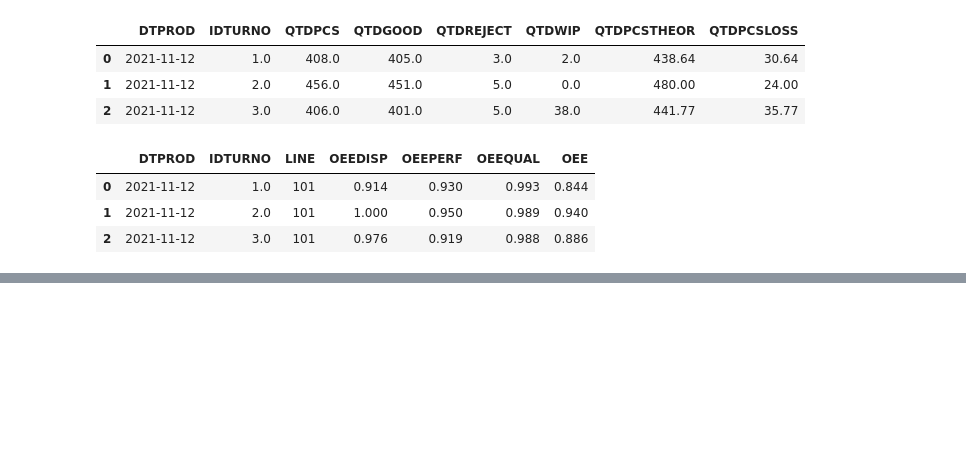
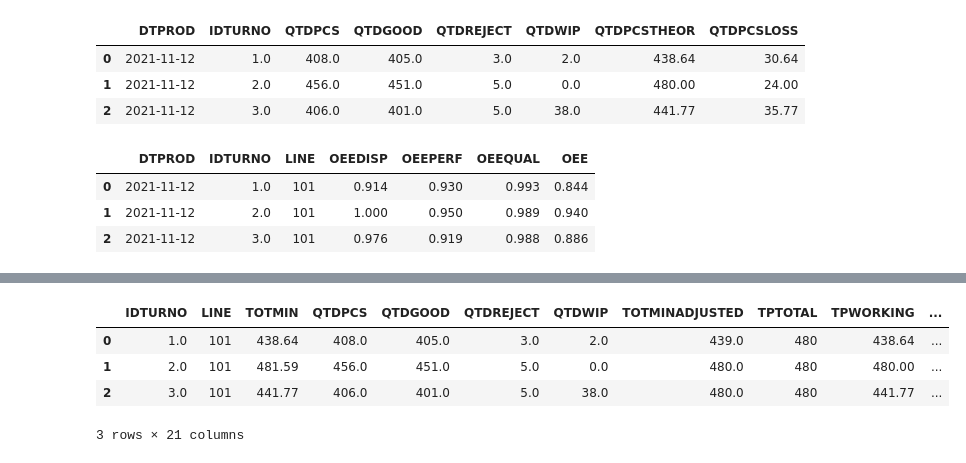
Before and after one commit to smedina1304/edc-pa-i4-data-ingestion, a Jupyter notebook: docs/ipynb/nb-test-desenvolvimentos-sprint-3.ipynb, the cells around one changed output, grey strips where cells are left out. Saved outputs shown, nothing was run; the diff lists cells and outputs as text; code cells hidden in the pictures; blank space fills up the shorter version.

```diff
--- a/docs/ipynb/nb-test-desenvolvimentos-sprint-3.ipynb
+++ b/docs/ipynb/nb-test-desenvolvimentos-sprint-3.ipynb
@@ -488,0 +493,2 @@ df.groupby(
+# %%
+dtexec = "2021-11-12"
@@ -488,0 +506,14 @@ df.groupby(
+# %%
+# MES-OEE-LINE
+# Verifica se existe arquivos no path para deletar
+source = "mesoeeline"
+folder = f"{bucketName}/consumer-zone/{source}"
+df_mesoeeline = gcs.read_parquet_to_pandas(path=folder, filters=[('DTPROD', '=', dtexec)])
+
+df_mesoeeline
+# %% [output]
+|  | IDTURNO | LINE | TOTMIN | QTDPCS | QTDGOOD | QTDREJECT | QTDWIP | TOTMINADJUSTED | TPTOTAL | TPWORKING | ... |
+| 0 | 1.0 | 101 | 438.64 | 408.0 | 405.0 | 3.0 | 2.0 | 439.0 | 480 | 438.64 | ... |
+| 1 | 2.0 | 101 | 481.59 | 456.0 | 451.0 | 5.0 | 0.0 | 480.0 | 480 | 480.00 | ... |
+| 2 | 3.0 | 101 | 441.77 | 406.0 | 401.0 | 5.0 | 38.0 | 480.0 | 480 | 441.77 | ... |
+3 rows × 21 columns
```
Also changed, not shown: parts of 4 cells of this notebook.
